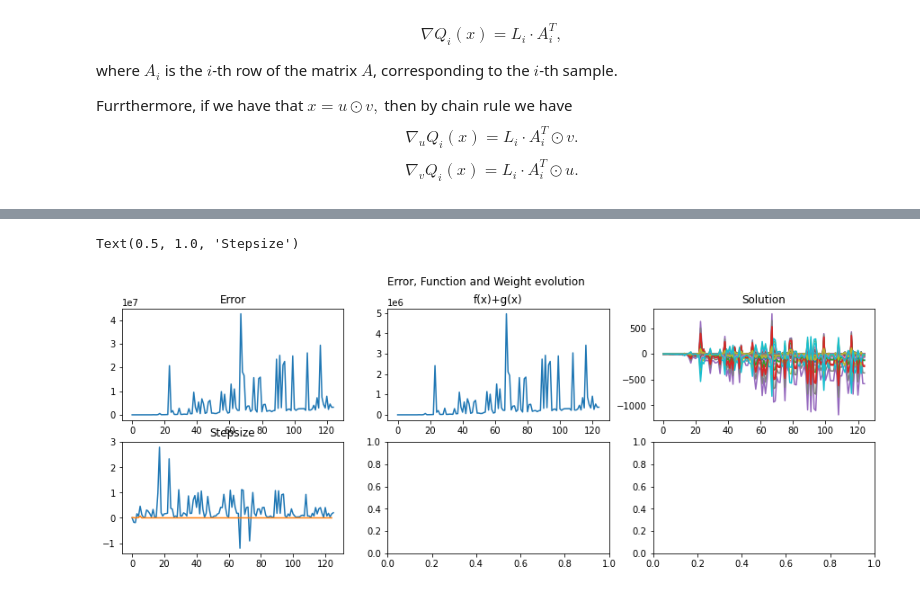
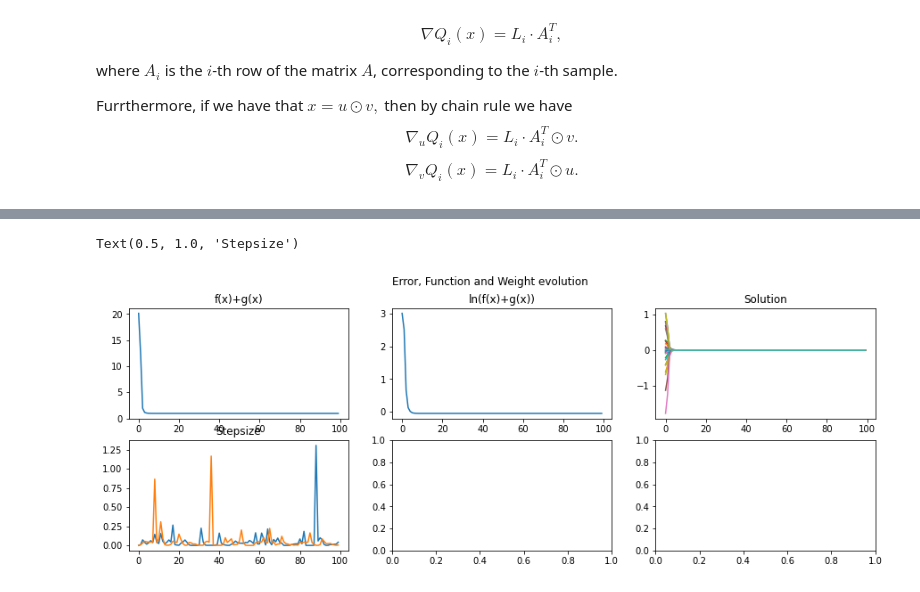
Before and after one commit to icheltso/NONCVX, a Jupyter notebook: CODED_NONCVX.ipynb, the cells around one changed output, grey strips where cells are left out. Drawn from its saved outputs; the diff is of its cells as text; code cells hidden in the pictures.

```diff
--- a/CODED_NONCVX.ipynb
+++ b/CODED_NONCVX.ipynb
@@ -257,7 +265,7 @@ Text(0.5, 1.0, 'Stepsize')
 def BBstep(xt,xtm1,gradt,gradtm1):    #Function for Barzilai-Borwein stepsize
     st = xt - xtm1
     yt = gradt - gradtm1
-    return (st.T @ st) / (st.T @ yt)
+    return (st.T @ st) / abs((st.T @ yt))
 # %%
 a = np.arange(1,26)
 a = a.reshape(5,5)
@@ -278,7 +286,7 @@ array([[ 8, 10, 12, 14,  5],
 # %%
 #Do gradient descent with step chosen using Barzilai-Borwein
 step = 0.001
-niter = 500
+niter = 50
 errvec3 = np.zeros(niter)
 u = np.random.randn(samples)
 v = np.random.randn(samples)
@@ -312,15 +320,15 @@ for i in range(niter):
     funcvec3[i] = funcreg(A,x,y,lam)
     #print(stepu)
 
-print("Final error:", errvec3[-1])
+print("Final error:", funcvec3[-1])
 print("Final soln:", x)
 
 fig, axs3 = plt.subplots(2,3, figsize=(15,5))
 fig.suptitle('Error, Function and Weight evolution')
-axs3[0,0].plot(errvec3.T);
-axs3[0,0].set_title('Error')
-axs3[0,1].plot(funcvec3.T);
-axs3[0,1].set_title('f(x)+g(x)')
+axs3[0,1].plot(np.log(funcvec3.T));
+axs3[0,1].set_title('ln(f(x)+g(x))')
+axs3[0,0].plot(funcvec3.T);
+axs3[0,0].set_title('f(x)+g(x)')
 axs3[0,2].plot(xtemp3.T);
 axs3[0,2].set_title('Solution')
 axs3[1,0].plot(steparr.T);
@@ -356,58 +364,71 @@ $$\nabla_v Q_i(x) = L_i \cdot A_i^T \odot u.$$
 def SGnabV(u,v,X,y,lam,indx):             #Stochastic Gradient for V
     Xi = X[indx,:]
     Li = Xi @ (u*v) - y[indx]
-    return u + (1/lam)*Li*(Xi.T @ u)
+    return v + (1/lam)*Li*(Xi.T @ u)
 # %%
 def SGnabU(u,v,X,y,lam,indx):             #Stochastic Gradient for U
     Xi = X[indx,:]
     Li = Xi @ (u*v) - y[indx]
-    return v + (1/lam)*Li*(Xi.T @ v)
+    return u + (1/lam)*Li*(Xi.T @ v)
 # %%
-#Do stochastic gradient descent with step chosen using Barzilai-Borwein
+#Do stochastic gradient descent with step chosen using Barzilai-Borwein (SGD-BB)
 step = 0.001
-niter = 500
-errvec3 = np.zeros(niter)
+niter = 100
 u = np.random.randn(samples)
 v = np.random.randn(samples)
-xtemp3 = np.zeros((samples,niter))
-funcvec3 = np.zeros(niter)
+xtemp = np.zeros((samples,niter))
+funcvec = np.zeros(niter)
 steparr = np.zeros((2,niter))
 uold = u
 vold = v
+epoch_sz = 20
+epoch_u = 0
+epoch_v = 0
+beta = 0.5
 for i in range(niter):
-    rndindx = np.random.randint(0, features-1)
-    gradu = SGnabU(u,v,A,y,lam,rndindx)
-    gradv = SGnabV(u,v,A,y,lam,rndindx)
-    #stepu = LineSearchU(u,v,ch_sample,y,lam)
-    #stepv = LineSearchV(u,v,ch_sample,y,lam)
-    stepu = .1/np.linalg.norm(A)
-    stepv = .1/np.linalg.norm(A)
+
+
     if(i > 0):
-        stepu = BBstep(u,uold,gradu,SGnabU(uold,vold,A,y,lam,rndindx))
-        stepv = BBstep(v,vold,gradu,SGnabV(uold,vold,A,y,lam,rndindx))
+        #stepu = (1/m) * BBstep(u,uold,gradu,SGnabU(uold,vold,A,y,lam,rndindx))
+        #stepv = (1/m) * BBstep(v,vold,gradv,SGnabV(uold,vold,A,y,lam,rndindx))
+        stepu = (1/epoch_sz) * BBstep(u,uold,gradu_avg,gradu_avg_old)
+        stepv = (1/epoch_sz) * BBstep(v,vold,gradv_avg,gradv_avg_old)
+        steparr[0,i] = stepu
+        steparr[1,i] = stepv
 
-    steparr[0,i] = stepu
-    steparr[1,i] = stepv
     uold = u
     vold = v
-    u = u - stepu*gradu
-    v = v - stepv*gradv
-    x = u * v
-    xtemp3[:,i] = x
-    errvec3[i] = errL2(A,x,y)
-    funcvec3[i] = funcreg(A,x,y,lam)
-    #print(stepu)
+    if (i == 0):
+        stepu = .1/np.linalg.norm(A)
+        stepv = .1/np.linalg.norm(A)
+        gradu_avg = 0
+        gradv_avg = 0
+    gradu_avg_old = gradu_avg
+    gradv_avg_old = gradv_avg
+    gradu_avg = 0
+    gradv_avg = 0
+    for t in range(epoch_sz):
+        rndindx = np.random.randint(0, features)
+        gradu = SGnabU(u,v,A,y,lam,rndindx)
+        gradv = SGnabV(u,v,A,y,lam,rndindx)
+        u = u - stepu * gradu
+        v = v - stepv * gradv
+        gradu_avg = beta * gradu + (1-beta) * gradu_avg
+        gradv_avg = beta * gradv + (1-beta) * gradv_avg
 
-print("Final error:", errvec3[-1])
-print("Final soln:", x)
+    xtemp[:,i] = u * v
+    funcvec[i] = funcreg(A,(u * v),y,lam)
+
+print("Final f(x)+g(x):", funcvec[-1])
+print("Final soln:", u * v)
 
 fig, axs3 = plt.subplots(2,3, figsize=(15,5))
 fig.suptitle('Error, Function and Weight evolution')
-axs3[0,0].plot(errvec3.T);
-axs3[0,0].set_title('Error')
-axs3[0,1].plot(funcvec3.T);
-axs3[0,1].set_title('f(x)+g(x)')
-axs3[0,2].plot(xtemp3.T);
+axs3[0,1].plot(np.log(funcvec.T));
+axs3[0,1].set_title('ln(f(x)+g(x))')
+axs3[0,0].plot(funcvec.T);
+axs3[0,0].set_title('f(x)+g(x)')
+axs3[0,2].plot(xtemp.T);
 axs3[0,2].set_title('Solution')
 axs3[1,0].plot(steparr.T);
 axs3[1,0].set_title('Stepsize')
@@ -418,5 +445,5 @@ Final soln: [nan nan nan nan nan nan nan nan nan nan nan nan nan nan nan nan nan
 Text(0.5, 1.0, 'Stepsize')
-[figure, old version]
+[figure, new version]
 # %%
 #Do stochastic gradient descent with step chosen using Armijo Backtracking Line Search
 step = 0.001
```
Also changed, not shown: parts of 21 cells of this notebook.
